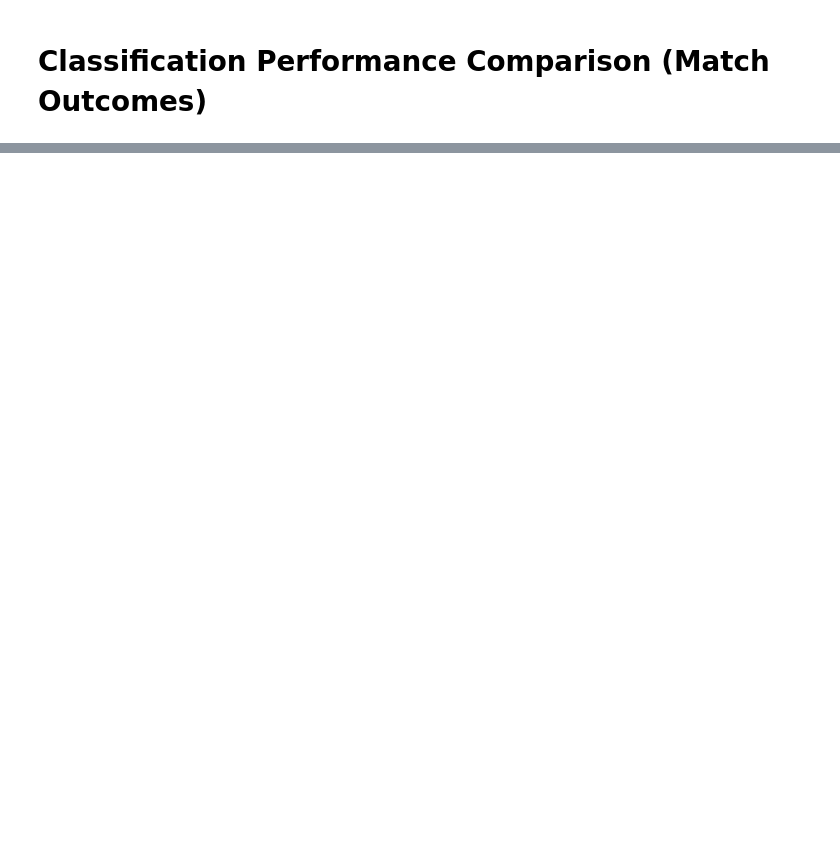
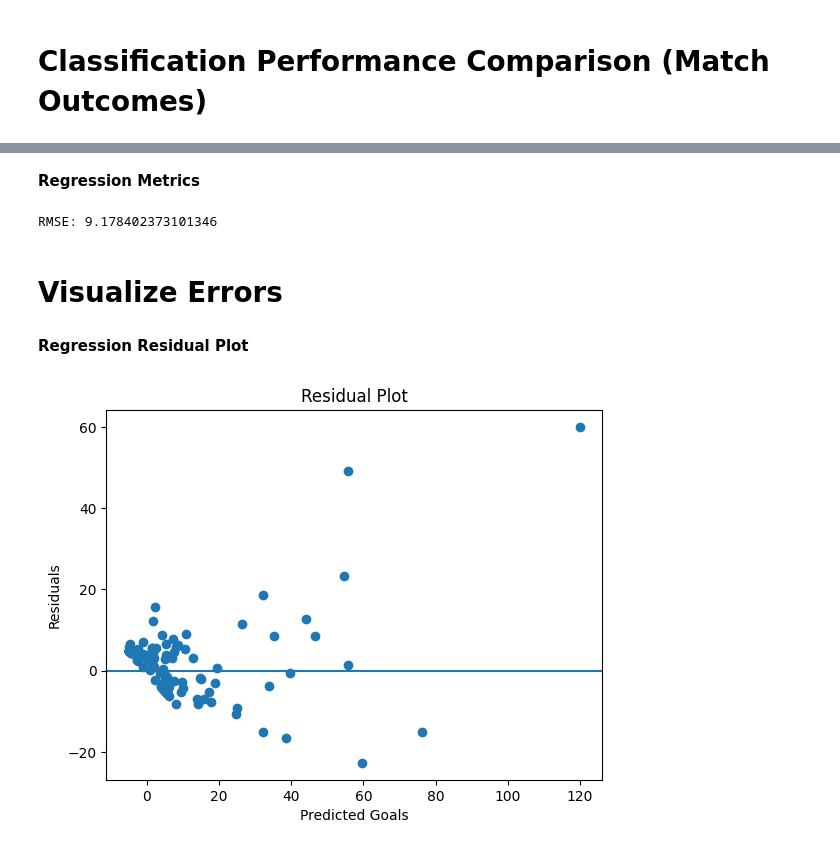
Before and after one commit to springboardmentor1979b-cmyk/ScoreSight---Predicting-EPL-Points-Tally-Top-Scorer, a Jupyter notebook: HitanshuEPLPrediction.ipynb, the cells around one changed output, grey strips where cells are left out. Saved outputs shown, nothing was run; the diff lists cells and outputs as text; code cells hidden in the pictures; blank space fills up the shorter version.

```diff
--- a/HitanshuEPLPrediction.ipynb
+++ b/HitanshuEPLPrediction.ipynb
@@ -804,0 +875,5 @@ plt.show()
+# %%
+clf_model = joblib.load("match_outcome_model.pkl")
+reg_model = joblib.load("player_performance_model.pkl")
+le = joblib.load("label_encoder.pkl")
+imputer = joblib.load("imputer.pkl")
@@ -804,0 +882,6 @@ plt.show()
+# %%
+# Classification prediction
+y_pred_clf = clf_model.predict(X_test_clf)
+
+# Regression prediction
+y_pred_reg = reg_model.predict(X_test_reg)
@@ -804,0 +906,28 @@ plt.show()
+# %% [markdown]
+**Regression Metrics**
+# %%
+from sklearn.metrics import mean_squared_error
+import numpy as np
+
+mse = mean_squared_error(y_test_reg, y_pred_reg)
+rmse = np.sqrt(mse)
+
+print("RMSE:", rmse)
+# %% [output]
+RMSE: 9.178402373101346
+# %% [markdown]
+# Visualize Errors
+# %% [markdown]
+**Regression Residual Plot**
+# %%
+import matplotlib.pyplot as plt
+
+residuals = y_test_reg - y_pred_reg
+plt.scatter(y_pred_reg, residuals)
+plt.axhline(0)
+plt.xlabel("Predicted Goals")
+plt.ylabel("Residuals")
+plt.title("Residual Plot")
+plt.show()
+# %% [output]
+[figure, added]
```
Also changed, not shown: parts of 44 cells of this notebook.
